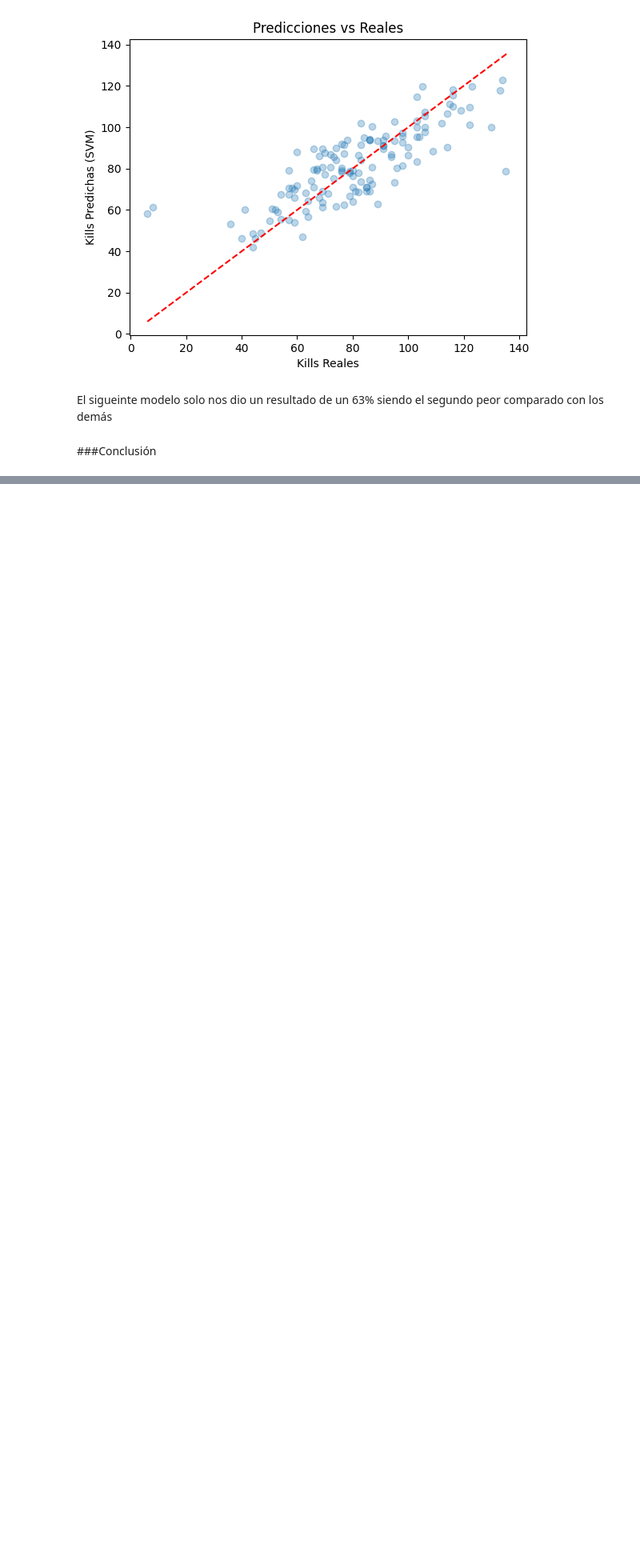
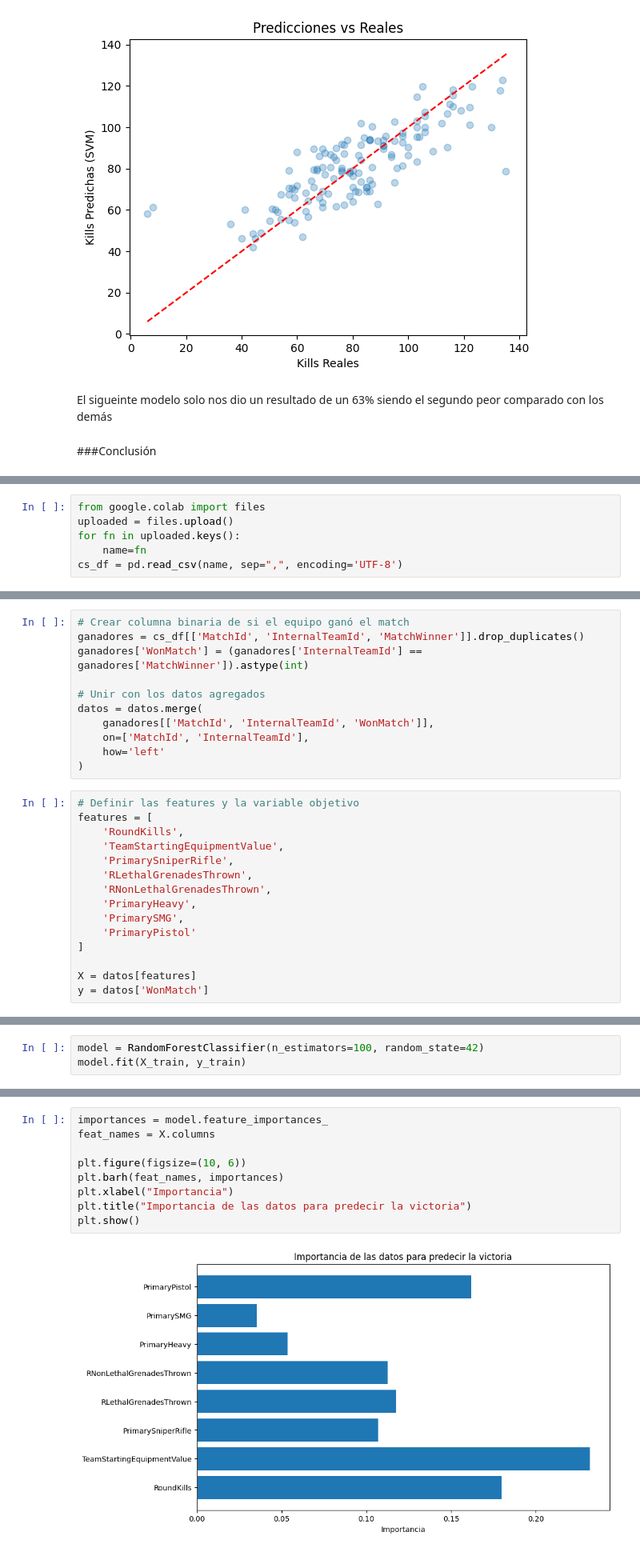
Before and after one commit to Nato9-7/EDA_FundamentosML, a Jupyter notebook: Informes/Informe_MachineLearning.ipynb, the cells around one changed output, grey strips where cells are left out. Shown at 80% size. Saved outputs shown, nothing was run; the diff lists cells and outputs as text; blank space fills up the shorter version.

```diff
--- a/Informe_MachineLearning.ipynb
+++ b/Informes/Informe_MachineLearning.ipynb
@@ -1122,0 +1108,6 @@ El mejor modelo de regresión que se adapta de mejor manera a nuestra hipotesis
+# %%
+from google.colab import files
+uploaded = files.upload()
+for fn in uploaded.keys():
+    name=fn
+cs_df = pd.read_csv(name, sep=",", encoding='UTF-8')
@@ -1122,0 +1131,26 @@ El mejor modelo de regresión que se adapta de mejor manera a nuestra hipotesis
+# %%
+# Crear columna binaria de si el equipo ganó el match
+ganadores = cs_df[['MatchId', 'InternalTeamId', 'MatchWinner']].drop_duplicates()
+ganadores['WonMatch'] = (ganadores['InternalTeamId'] == ganadores['MatchWinner']).astype(int)
+
+# Unir con los datos agregados
+datos = datos.merge(
+    ganadores[['MatchId', 'InternalTeamId', 'WonMatch']],
+    on=['MatchId', 'InternalTeamId'],
+    how='left'
+)
+# %%
+# Definir las features y la variable objetivo
+features = [
+    'RoundKills',
+    'TeamStartingEquipmentValue',
+    'PrimarySniperRifle',
+    'RLethalGrenadesThrown',
+    'RNonLethalGrenadesThrown',
+    'PrimaryHeavy',
+    'PrimarySMG',
+    'PrimaryPistol'
+]
+
+X = datos[features]
+y = datos['WonMatch']
@@ -1122,0 +1159,3 @@ El mejor modelo de regresión que se adapta de mejor manera a nuestra hipotesis
+# %%
+model = RandomForestClassifier(n_estimators=100, random_state=42)
+model.fit(X_train, y_train)
@@ -1122,0 +1178,11 @@ El mejor modelo de regresión que se adapta de mejor manera a nuestra hipotesis
+# %%
+importances = model.feature_importances_
+feat_names = X.columns
+
+plt.figure(figsize=(10, 6))
+plt.barh(feat_names, importances)
+plt.xlabel("Importancia")
+plt.title("Importancia de las datos para predecir la victoria")
+plt.show()
+# %% [output]
+[figure, added]
```
Also changed, not shown: parts of 57 cells of this notebook, 12 other files.
